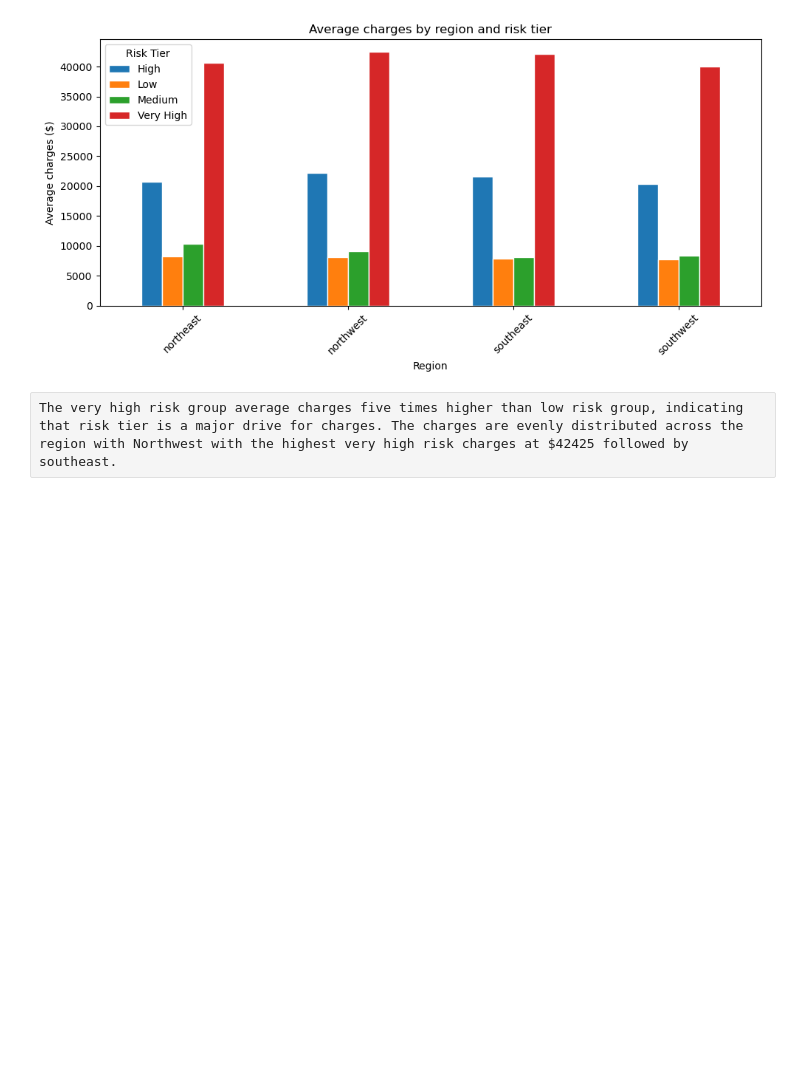
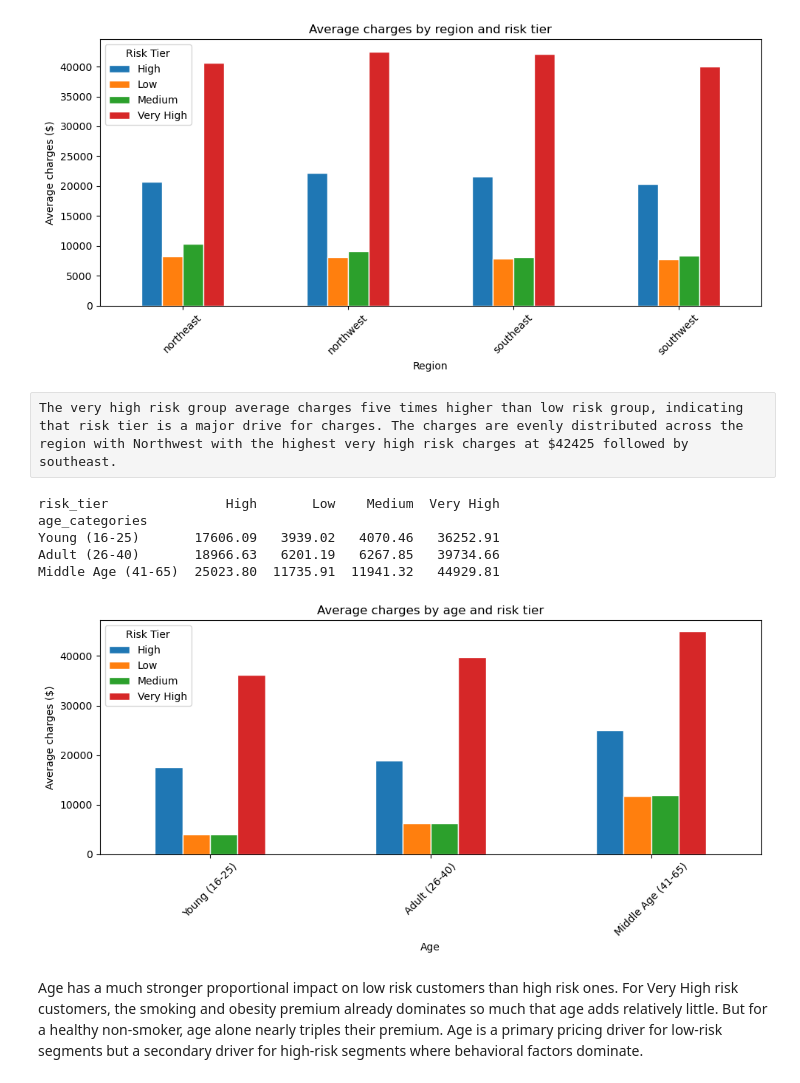
Before and after one commit to Kel-Kan/insurance-analytics-portfolio, a Jupyter notebook: project2_medical_insurance_risk_segmentation.ipynb, the cells around one changed output. Drawn from its saved outputs; the diff is of its cells as text; code cells hidden in the pictures; blank space fills up the shorter version.

Commit message:
Add Project 2 Questions 1 and 2 — regional and age pricing analysis

```diff
--- a/project2_medical_insurance_risk_segmentation.ipynb
+++ b/project2_medical_insurance_risk_segmentation.ipynb
@@ -116,3 +116,37 @@ plt.show()
 [figure]
 # %% [raw]
 The very high risk group average charges five times higher than low risk group, indicating that risk tier is a major drive for charges. The charges are evenly distributed across the region with Northwest with the highest very high risk charges at $42425 followed by southeast.
+# %%
+# Age vs pricing within risk categories
+
+df['age_categories'] = pd.cut(df['age'],
+    bins=[16, 25, 40, 65],
+    labels=['Young (16-25)', 'Adult (26-40)', 'Middle Age (41-65)'])
+
+age_charge = df.groupby(['age_categories', 'risk_tier'], observed=True)[
+    'charges'].mean().round(2).unstack()
+
+print(age_charge)
+# %% [output]
+risk_tier               High       Low    Medium  Very High
+age_categories
+Young (16-25)       17606.09   3939.02   4070.46   36252.91
+Adult (26-40)       18966.63   6201.19   6267.85   39734.66
+Middle Age (41-65)  25023.80  11735.91  11941.32   44929.81
+# %%
+age_charge.plot(
+    kind ='bar',
+    figsize =(10,5),
+    edgecolor='white')
+
+plt.title('Average charges by age and risk tier')
+plt.xlabel('Age')
+plt.ylabel('Average charges ($)')
+plt.xticks(rotation=45)
+plt.legend(title='Risk Tier')
+plt.tight_layout()
+plt.show()
+# %% [output]
+[figure, added]
+# %% [markdown]
+Age has a much stronger proportional impact on low risk customers than high risk ones. For Very High risk customers, the smoking and obesity premium already dominates so much that age adds relatively little. But for a healthy non-smoker, age alone nearly triples their premium. Age is a primary pricing driver for low-risk segments but a secondary driver for high-risk segments where behavioral factors dominate.
```
